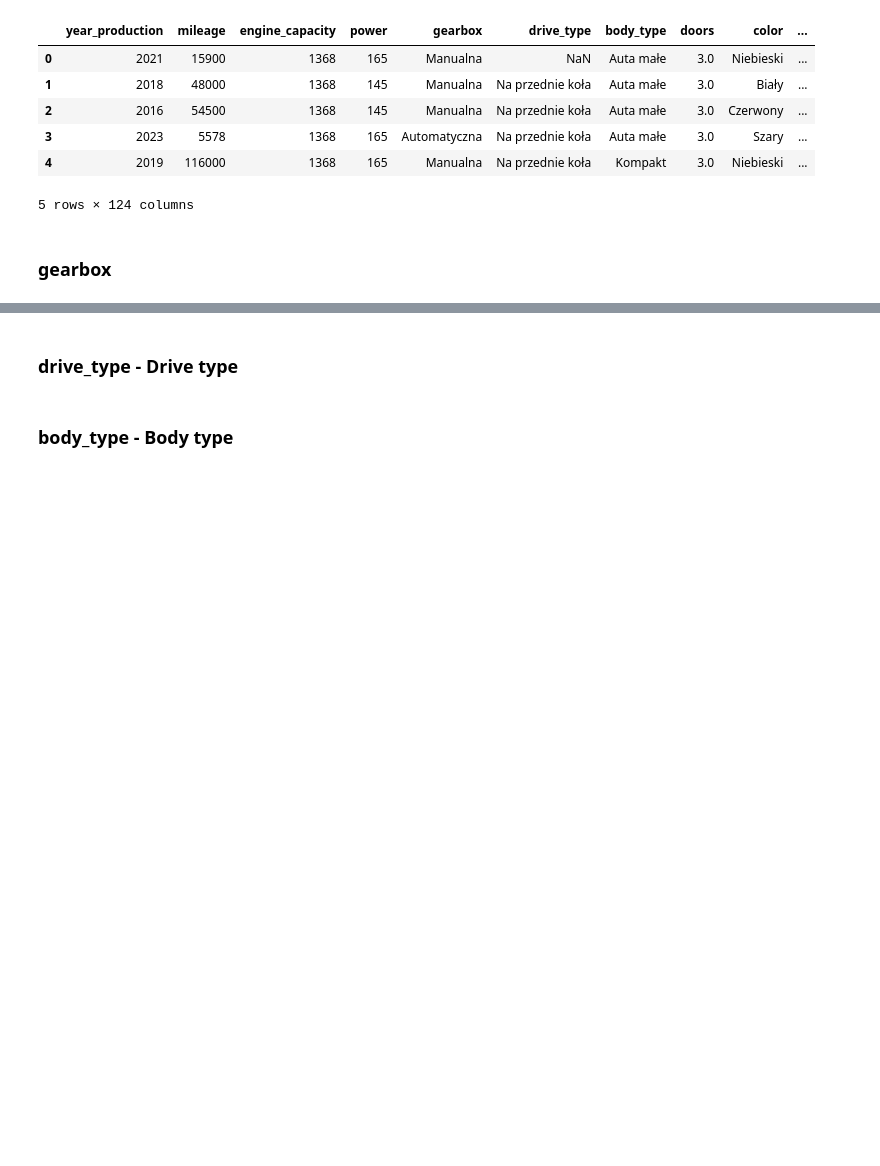
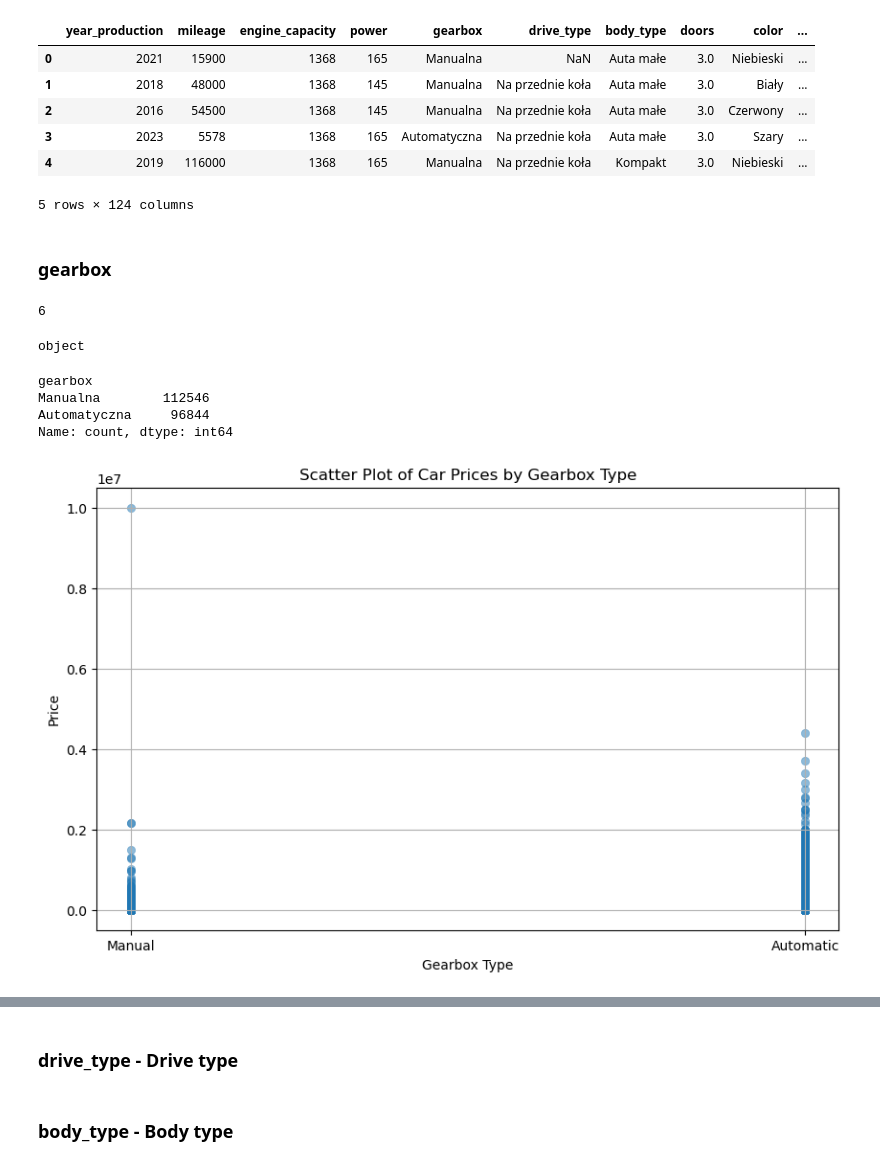
Before and after one commit to KarolinaSolarska/Predictive-Analytics-for-Car-Pricing, a Jupyter notebook: 2. Data cleaning.ipynb, the cells around one changed output, grey strips where cells are left out. Saved outputs shown, nothing was run; the diff lists cells and outputs as text; code cells hidden in the pictures; blank space fills up the shorter version.

Commit message:
Cleaned from brand to gearbox variables

```diff
--- a/2. Data cleaning.ipynb
+++ b/2. Data cleaning.ipynb
@@ -474,3 +475,41 @@ data.head()
 5 rows × 124 columns
 # %% [markdown]
 ### gearbox
+# %%
+# Count the number of missing values
+data['gearbox'].isna().sum()
+# %% [output]
+6
+# %%
+# Remove rows with missing values
+data = data.dropna(subset=['gearbox'])
+# %%
+type_power = data['gearbox'].dtype
+print(type_power)
+# %% [output]
+object
+# %%
+# Display unique values and their counts
+unique_power = data['gearbox'].value_counts()
+
+unique_power
+# %% [output]
+gearbox
+Manualna        112546
+Automatyczna     96844
+Name: count, dtype: int64
+# %%
+# Map the 'gearbox' column to binary values
+data['gearbox_binary'] = data['gearbox'].map({'Manualna': 0, 'Automatyczna': 1})
+# %%
+# Create the scatter plot
+plt.figure(figsize=(10, 6))
+sns.scatterplot(x='gearbox_binary', y='price', data=data, alpha=0.5, edgecolor=None)
+plt.xticks([0, 1], ['Manual', 'Automatic'])
+plt.title('Scatter Plot of Car Prices by Gearbox Type')
+plt.xlabel('Gearbox Type')
+plt.ylabel('Price')
+plt.grid(True)
+plt.show()
+# %% [output]
+[figure, added]
```
Also changed, not shown: parts of 22 cells of this notebook.
